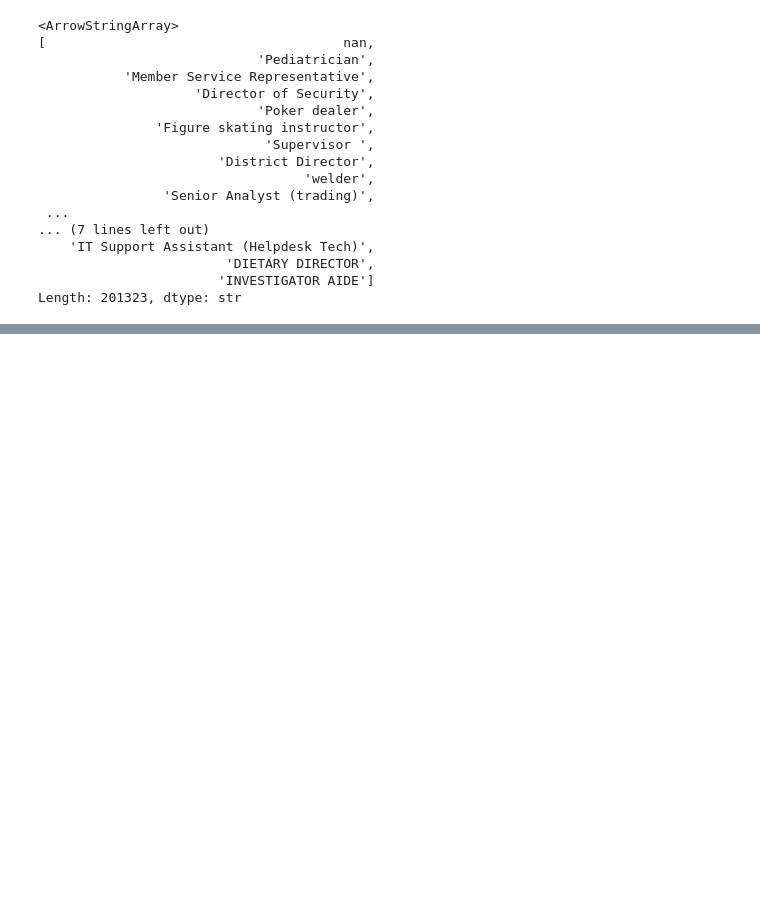
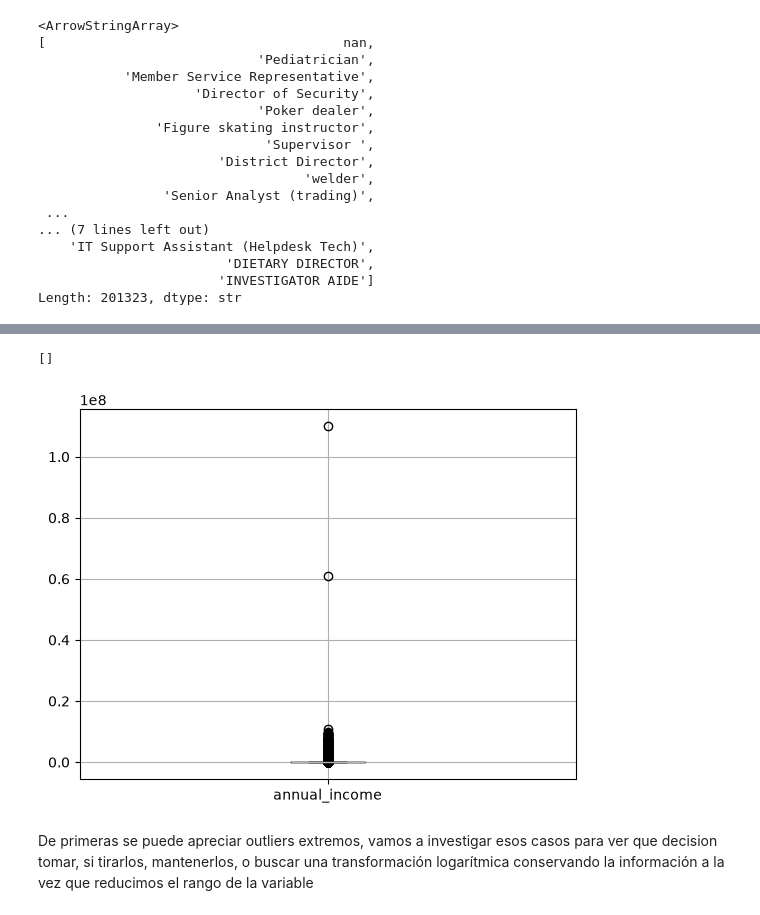
Before and after one commit to alexalvarezds/credit-risk, a Jupyter notebook: notebooks/01-cleaning-data-preparation.ipynb, the cells around one changed output, grey strips where cells are left out. Drawn from its saved outputs; the diff is of its cells as text; code cells hidden in the pictures; blank space fills up the shorter version.

```diff
--- a/notebooks/01-cleaning-data-preparation.ipynb
+++ b/notebooks/01-cleaning-data-preparation.ipynb
@@ -574,4 +533,0 @@ Tiene muchisima cardinalidad por lo que un one hot encoding no es viable bajo ni
-# %%
-X_train.drop("emp_title",axis=1,inplace=True)
-X_val.drop("emp_title",axis=1,inplace=True)
-X_test.drop("emp_title",axis=1,inplace=True)
@@ -577,0 +551,4 @@ X_test.drop("emp_title",axis=1,inplace=True)
+# %%
+X_train["is_jobless"] = (X_train["emp_title"].isnull() & X_train["emp_length"].isnull()).astype(int)
+X_val["is_jobless"] = (X_val["emp_title"].isnull() & X_val["emp_length"].isnull()).astype(int)
+X_test["is_jobless"] = (X_test["emp_title"].isnull() & X_test["emp_length"].isnull()).astype(int)
@@ -577,0 +612,7 @@ X_test.drop("emp_title",axis=1,inplace=True)
+# %%
+for df in [X_train, X_val, X_test]:
+    df["emp_length"] = df["emp_length"].fillna("Missing")
+
+X_train = pd.get_dummies(X_train, columns=["emp_length"], drop_first=True)
+X_val = pd.get_dummies(X_val, columns=["emp_length"], drop_first=True)
+X_test = pd.get_dummies(X_test, columns=["emp_length"], drop_first=True)
@@ -577,0 +672,8 @@ X_test.drop("emp_title",axis=1,inplace=True)
+# %%
+X_train.boxplot(column=["annual_income"])
+plt.plot()
+# %% [output]
+[]
+[figure, added]
+# %% [markdown]
+De primeras se puede apreciar outliers extremos, vamos a investigar esos casos para ver que decision tomar, si tirarlos, mantenerlos, o buscar una transformación logarítmica conservando la información a la vez que reducimos el rango de la variable
```
Also changed, not shown: parts of 128 cells of this notebook.
